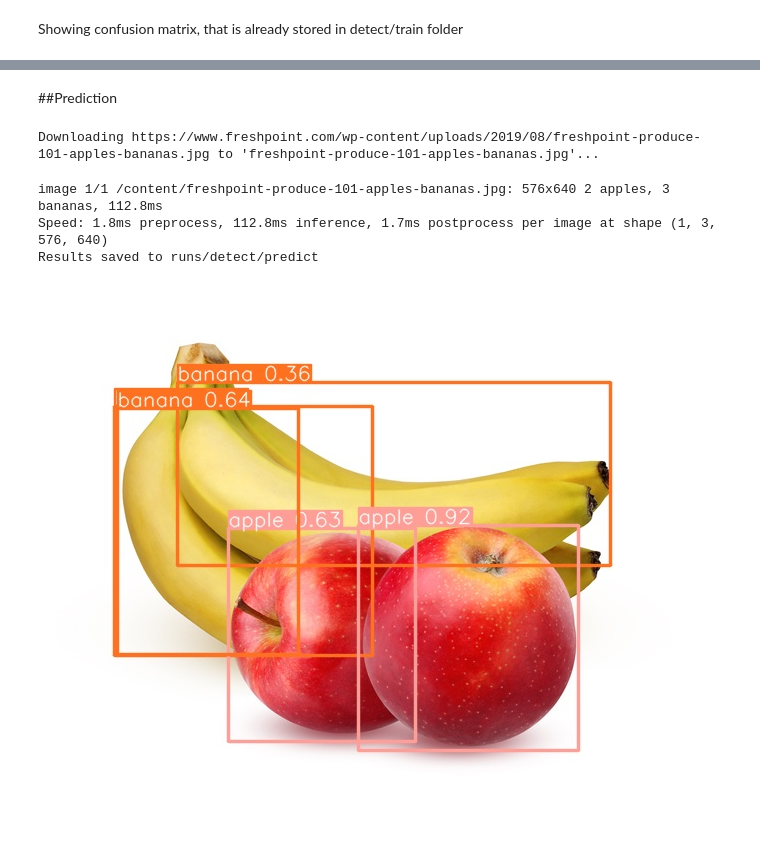
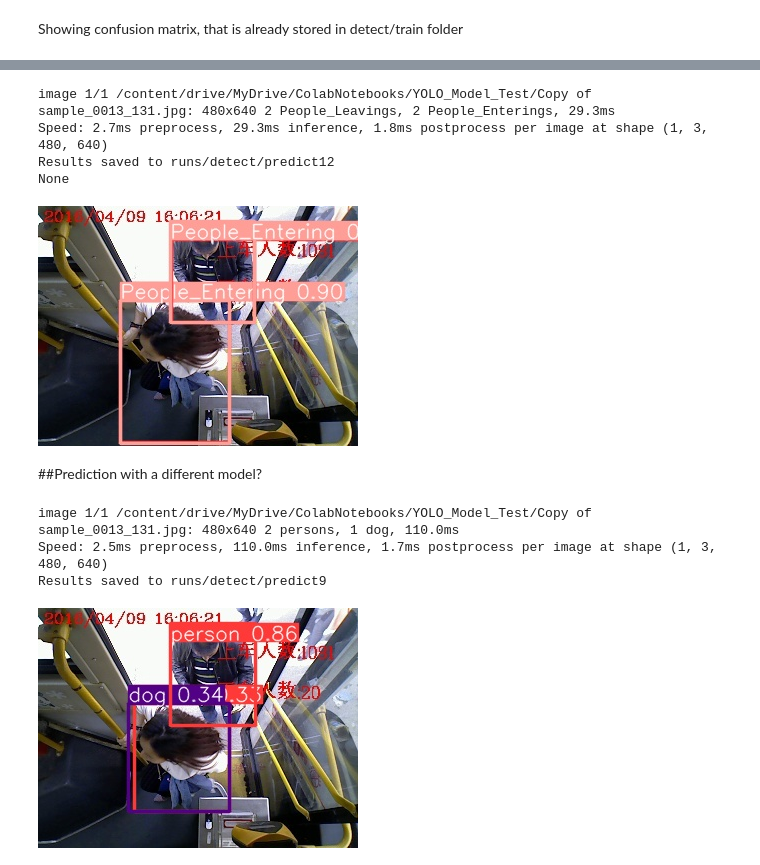
Before and after one commit to Prathamesh-Shanbhag/Computer-Vision-Project, a Jupyter notebook: ComputerVisionProject.ipynb, the cells around one changed output, grey strips where cells are left out. Cells and saved outputs as stored; diff of their text form; code cells hidden in the pictures.

Commit message:
FINAL - WORKING MODEL

```diff
--- a/ComputerVisionProject.ipynb
+++ b/ComputerVisionProject.ipynb
@@ -709,20 +225,37 @@ Image.open('/content/runs/detect/train/confusion_matrix_normalized.png')
+# %%
+results=model('/content/drive/MyDrive/ColabNotebooks/YOLO_Model_Test/Copy of sample_0013_131.jpg', save=True)
+#results
+for r in results:
+    print(r.probs)  # print the Probs object containing the detected class probabilities
+# %% [output]
+image 1/1 /content/drive/MyDrive/ColabNotebooks/YOLO_Model_Test/Copy of sample_0013_131.jpg: 480x640 2 People_Leavings, 2 People_Enterings, 29.3ms
+Speed: 2.7ms preprocess, 29.3ms inference, 1.8ms postprocess per image at shape (1, 3, 480, 640)
+Results saved to runs/detect/predict12
+None
+# %%
+# SHOW THE IMAGE STORED
+%matplotlib inline
+from PIL import Image
+
+Image.open('/content/drive/MyDrive/ColabNotebooks/YOLO_Model_Test/runs/detect/predict12/Copy of sample_0013_131.jpg')
+# %% [output]
+[figure, added]
 # %% [markdown]
-##Prediction
+##Prediction with a different model?
 # %%
-model = YOLO(' )  # load a custom model
+model = YOLO('yolov8n.pt')  # load a custom model
 
 # Predict with the model with any image from internet?
-results = model('https://www.freshpoint.com/wp-content/uploads/2019/08/freshpoint-produce-101-apples-bananas.jpg', save=True)
+results = model('/content/drive/MyDrive/ColabNotebooks/YOLO_Model_Test/Copy of sample_0013_131.jpg', save=True)
 # %% [output]
-Downloading https://www.freshpoint.com/wp-content/uploads/2019/08/freshpoint-produce-101-apples-bananas.jpg to 'freshpoint-produce-101-apples-bananas.jpg'...
+image 1/1 /content/drive/MyDrive/ColabNotebooks/YOLO_Model_Test/Copy of sample_0013_131.jpg: 480x640 2 persons, 1 dog, 110.0ms
+Speed: 2.5ms preprocess, 110.0ms inference, 1.7ms postprocess per image at shape (1, 3, 480, 640)
+Results saved to runs/detect/predict9
-image 1/1 /content/freshpoint-produce-101-apples-bananas.jpg: 576x640 2 apples, 3 bananas, 112.8ms
-Speed: 1.8ms preprocess, 112.8ms inference, 1.7ms postprocess per image at shape (1, 3, 576, 640)
-Results saved to runs/detect/predict
 # %%
 # SHOW THE IMAGE STORED
 %matplotlib inline
 from PIL import Image
 
-Image.open('/content/runs/detect/predict/freshpoint-produce-101-apples-bananas.jpg')
+Image.open('/content/drive/MyDrive/ColabNotebooks/YOLO_Model_Test/runs/detect/predict9/Copy of sample_0013_131.jpg')
 # %% [output]
-[figure, old version]
+[figure, new version]
```
Also changed, not shown: parts of 50 cells of this notebook.
